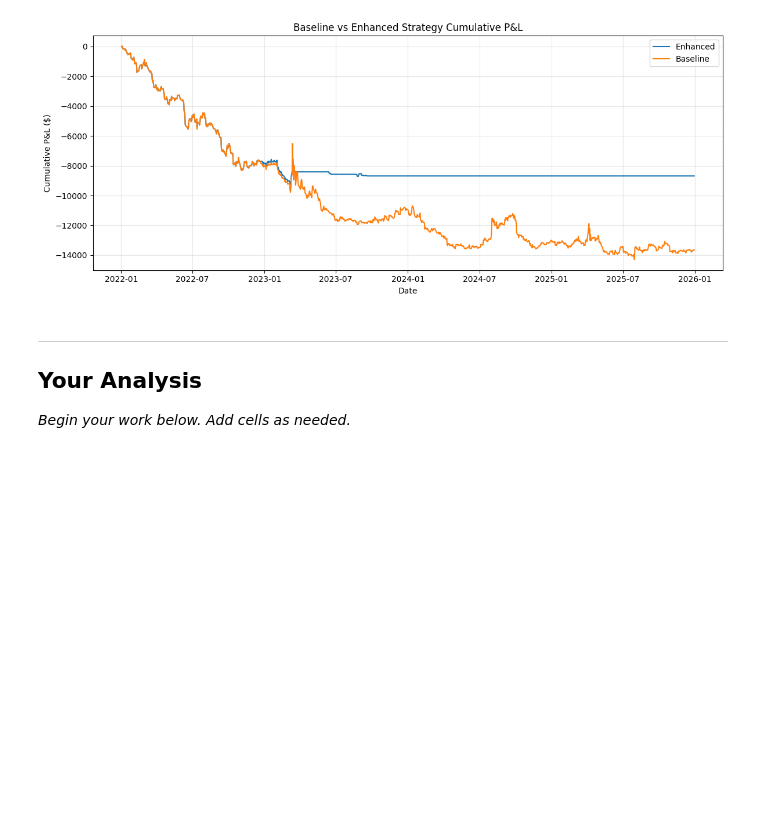
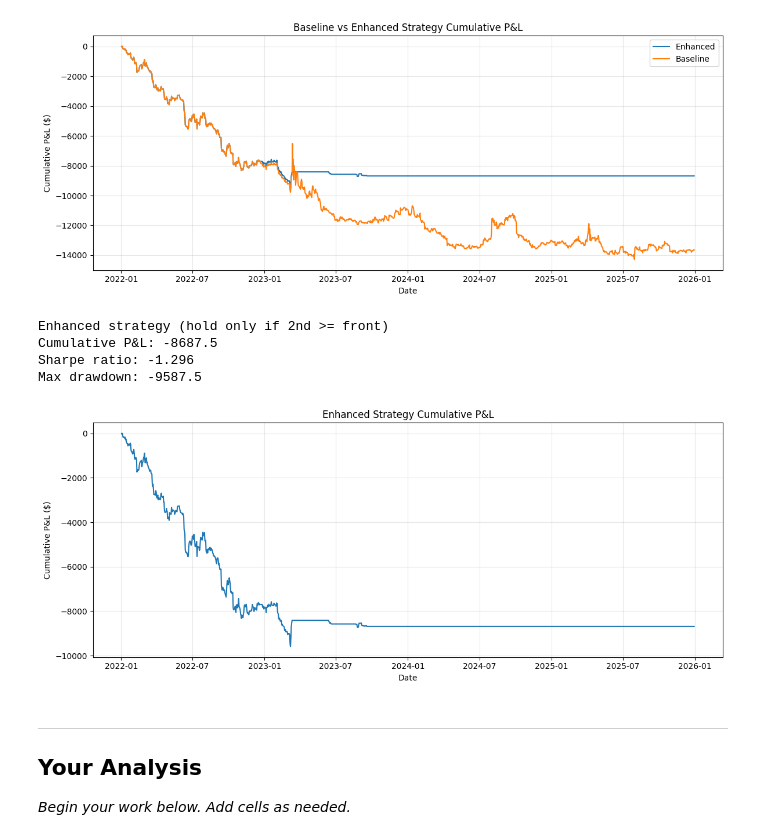
Before and after one commit to ayushbhupal/Fixed-Income-HW-Group-B, a Jupyter notebook: project/flavio_version.ipynb, the cells around one changed output. Cells and saved outputs as stored; diff of their text form; code cells hidden in the pictures; blank space fills up the shorter version.

```diff
--- a/project/flavio_version.ipynb
+++ b/project/flavio_version.ipynb
@@ -1232,6 +1252,79 @@ Cumulative P&L: -8687.5
 Sharpe ratio: -1.296
 Max drawdown: -9587.5
 [figure]
+# %%
+# Q6 Enhancement (separate cell): hold only when curve is upward sloping
+# Assumes baseline Q6 cell has run and created: sofr_rates, ordered_contracts, figsize
+
+rows = []
+prev_rate = None
+prev_contract = None
+
+for dt in sofr_rates.index:
+    oc = ordered_contracts(dt)
+    if len(oc) < 2:
+        rows.append({'date': dt, 'pnl': np.nan})
+        prev_rate = None
+        prev_contract = None
+        continue
+
+    c1 = oc[0][0]
+    c2 = oc[1][0]
+    r1 = sofr_rates.at[dt, c1]
+    r2 = sofr_rates.at[dt, c2]
+    if pd.isna(r1) or pd.isna(r2):
+        rows.append({'date': dt, 'pnl': np.nan})
+        prev_rate = None
+        prev_contract = None
+        continue
+
+    # Signal: hold only if curve is upward sloping
+    hold = r2 >= r1
+    if not hold:
+        pnl = 0.0
+        prev_rate = None
+        prev_contract = None
+    else:
+        if prev_rate is None or prev_contract != c2:
+            pnl = 0.0
+        else:
+            pnl = -(r2 - prev_rate) * 100 * 25
+        prev_rate = r2
+        prev_contract = c2
+
+    rows.append({'date': dt, 'pnl': pnl})
+
+enh = pd.DataFrame(rows).set_index('date')
+enh['cum_pnl'] = enh['pnl'].fillna(0).cumsum()
+
+avg_daily = enh['pnl'].mean()
+std_daily = enh['pnl'].std()
+sharpe = (avg_daily / std_daily) * np.sqrt(252) if std_daily != 0 else np.nan
+
+cum = enh['cum_pnl']
+roll_max = cum.cummax()
+drawdown = cum - roll_max
+max_dd = drawdown.min()
+
+print('Enhanced strategy (hold only if 2nd >= front)')
+print('Cumulative P&L:', round(enh['cum_pnl'].iloc[-1], 2))
+print('Sharpe ratio:', round(sharpe, 3))
+print('Max drawdown:', round(max_dd, 2))
+
+fig, ax = plt.subplots(figsize=figsize)
+ax.plot(enh.index, enh['cum_pnl'], label='Enhanced')
+ax.set_title('Enhanced Strategy Cumulative P&L')
+ax.set_xlabel('Date')
+ax.set_ylabel('Cumulative P&L ($)')
+ax.grid(True, alpha=0.3)
+plt.tight_layout()
+plt.show()
+# %% [output]
+Enhanced strategy (hold only if 2nd >= front)
+Cumulative P&L: -8687.5
+Sharpe ratio: -1.296
+Max drawdown: -9587.5
+[figure, added]
 # %% [markdown]
 ---
 
```
Also changed, not shown: parts of 3 cells of this notebook.
